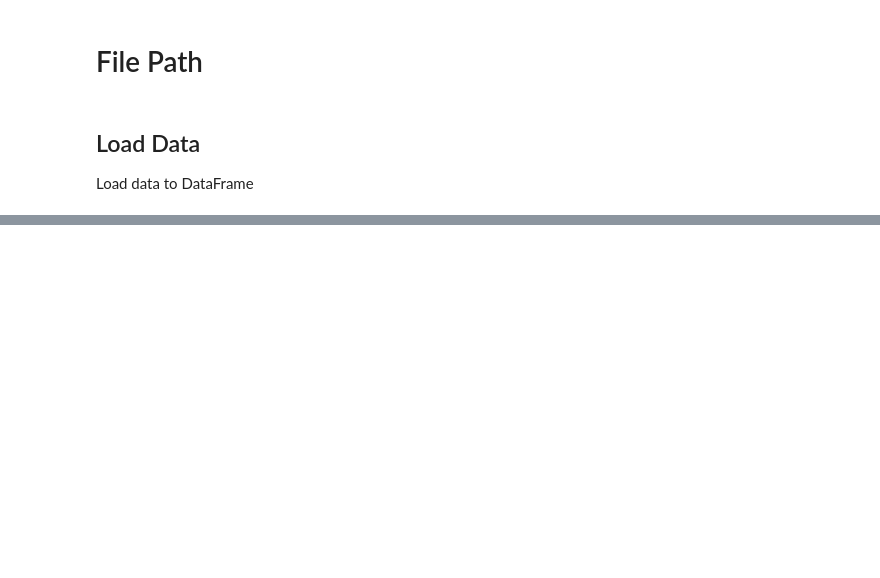
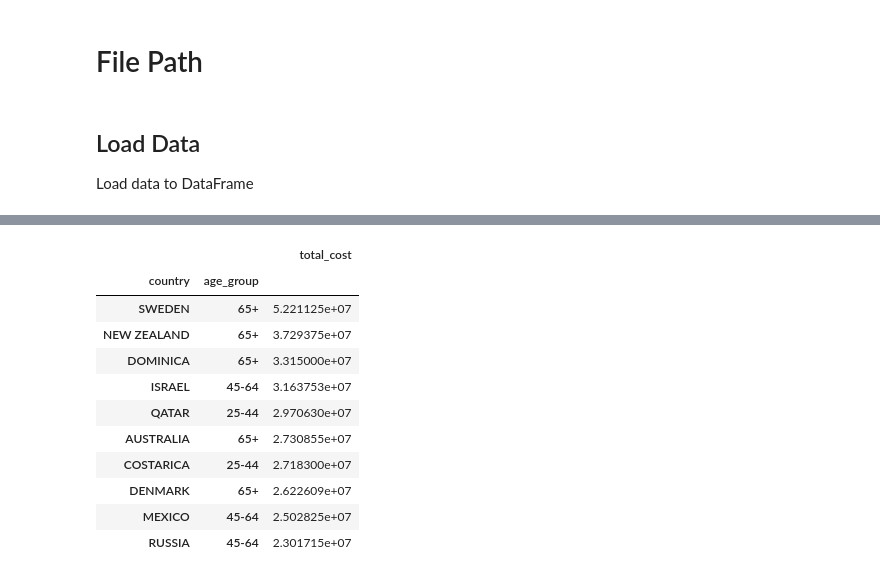
Before and after one commit to segnig/Tanzania-Tourism-Prediction, a Jupyter notebook: main.ipynb, the cells around one changed output, grey strips where cells are left out. Cells and saved outputs as stored; diff of their text form; code cells hidden in the pictures; blank space fills up the shorter version.

```diff
--- a/main.ipynb
+++ b/main.ipynb
@@ -1223,0 +225,18 @@ MSE: 48568073936919.195
+# %%
+# age group and country
+#age_group by total_cost
+age_country_avg_spending  = pd.DataFrame(all_data.groupby(['country','age_group'])['total_cost'].mean().sort_values(ascending=False))
+age_country_avg_spending.head(10)
+# %% [output]
+|  |  | total_cost |
+| country | age_group |  |
+| SWEDEN | 65+ | 5.221125e+07 |
+| NEW ZEALAND | 65+ | 3.729375e+07 |
+| DOMINICA | 65+ | 3.315000e+07 |
+| ISRAEL | 45-64 | 3.163753e+07 |
+| QATAR | 25-44 | 2.970630e+07 |
+| AUSTRALIA | 65+ | 2.730855e+07 |
+| COSTARICA | 25-44 | 2.718300e+07 |
+| DENMARK | 65+ | 2.622609e+07 |
+| MEXICO | 45-64 | 2.502825e+07 |
+| RUSSIA | 45-64 | 2.301715e+07 |
```
Also changed, not shown: parts of 180 cells of this notebook.
